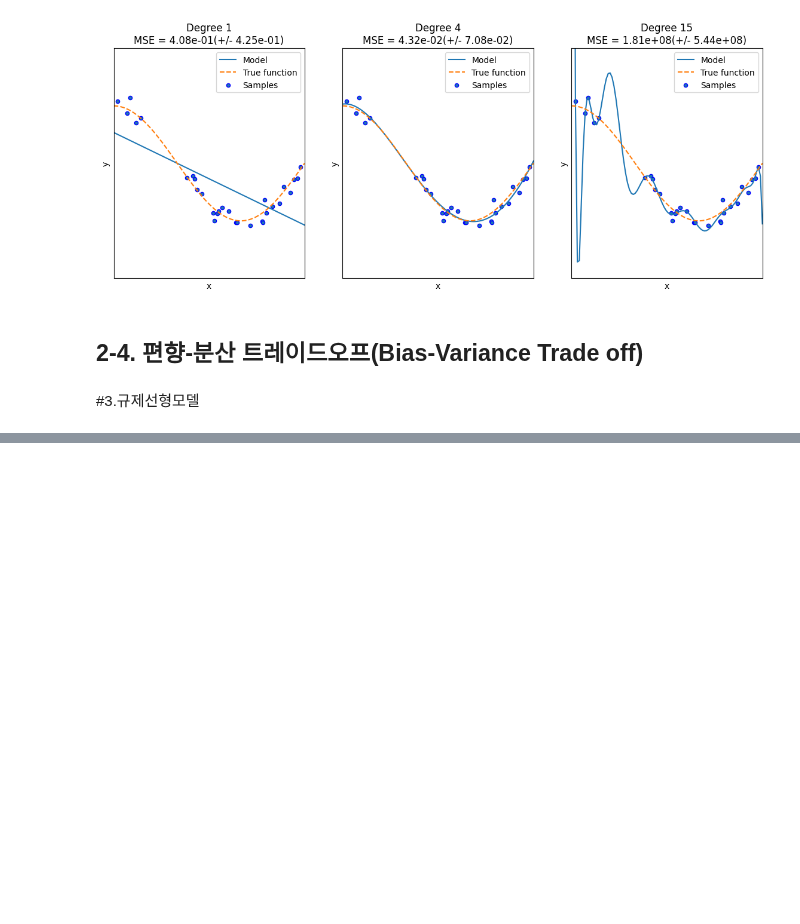
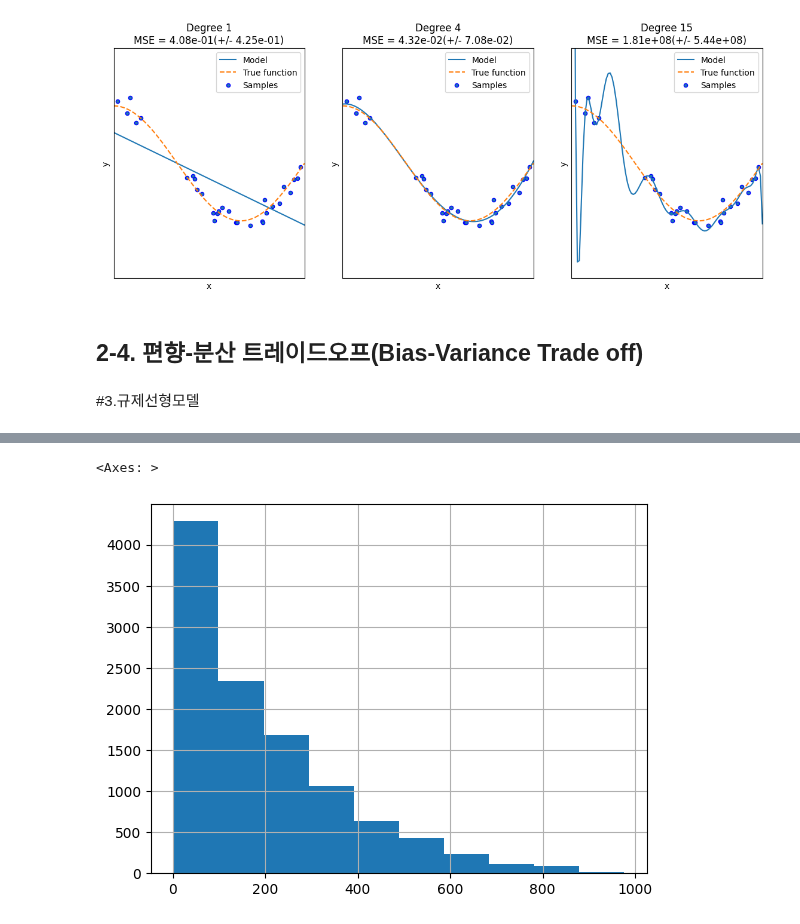
Before and after one commit to suhyeon03/study_ML_, a Jupyter notebook: _regression_practice.ipynb, the cells around one changed output, grey strips where cells are left out. Cells and saved outputs as stored; diff of their text form; code cells hidden in the pictures; blank space fills up the shorter version.

```diff
--- a/_regression_practice.ipynb
+++ b/_regression_practice.ipynb
@@ -495,0 +1098,7 @@ Degree 15 MSE 는 181238256.56423894 입니다.
+# %%
+# 회귀에서 이렇게 큰 예측 오류가 발생할 경우 가장 먼저 살펴볼 것은 Target 값의 분포가 왜곡된 형태를 이루고 있는지 확인하는 것이다.
+# Target 값의 분포는 정규 분포 형태가 좋다.
+y_target.hist()
+# %% [output]
+<Axes: >
+[figure, added]
```
Also changed, not shown: parts of 75 cells of this notebook.
